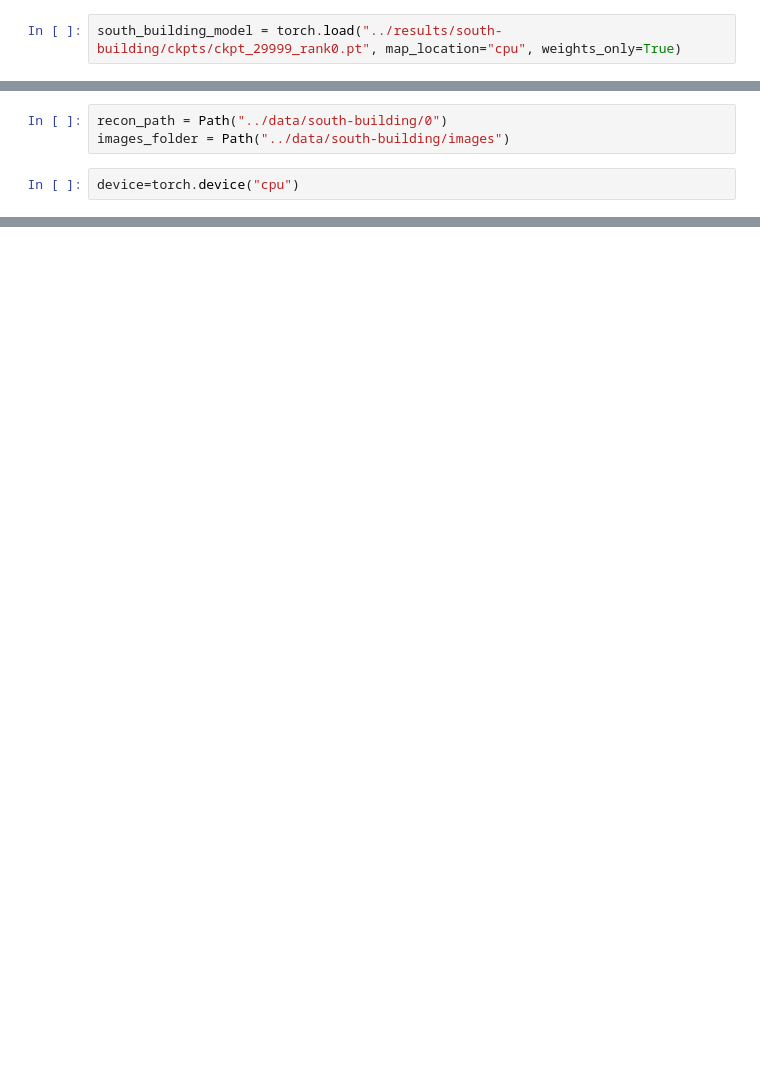
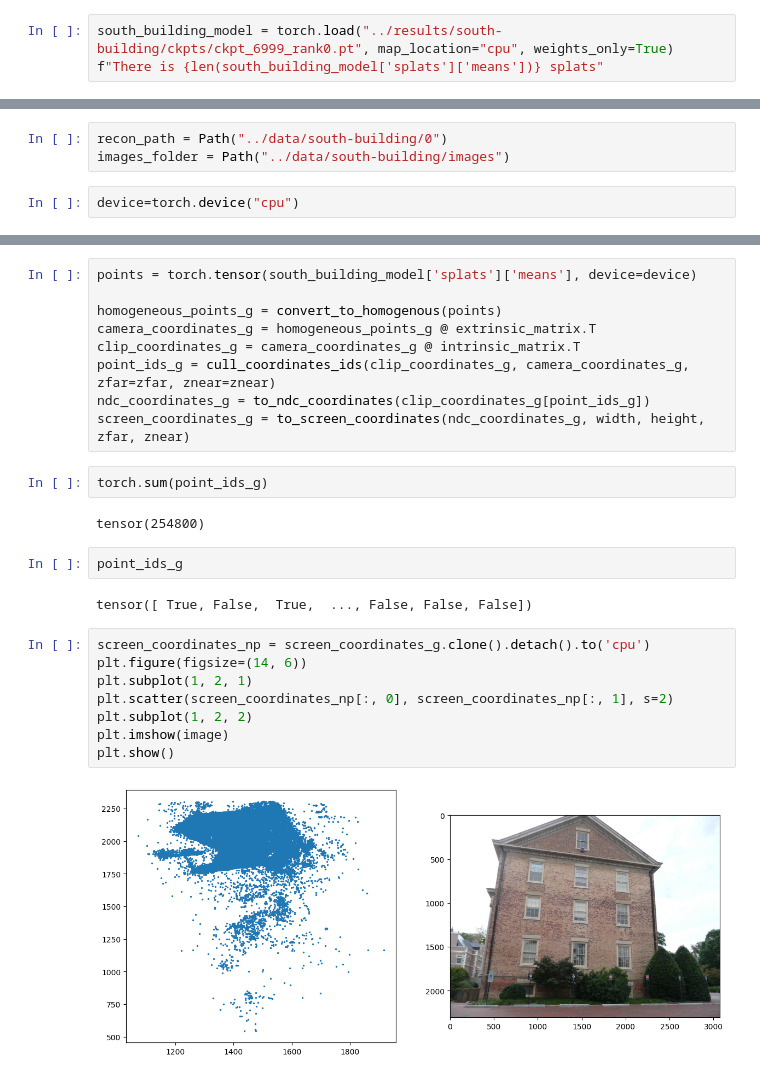
Before and after one commit to farqlia/urban-3d-reconstruction, a Jupyter notebook: notebooks/Spherical Harmonics.ipynb, the cells around one changed output, grey strips where cells are left out. Saved outputs shown, nothing was run; the diff lists cells and outputs as text; blank space fills up the shorter version.

```diff
--- a/notebooks/Spherical Harmonics.ipynb
+++ b/notebooks/Spherical Harmonics.ipynb
@@ -14,2 +11,3 @@ Jupyter environment detected. Enabling Open3D WebVisualizer.
 # %%
-south_building_model = torch.load("../results/south-building/ckpts/ckpt_29999_rank0.pt", map_location="cpu", weights_only=True)
+south_building_model = torch.load("../results/south-building/ckpts/ckpt_6999_rank0.pt", map_location="cpu", weights_only=True)
+f"There is {len(south_building_model['splats']['means'])} splats"
@@ -51,0 +78,27 @@ TypeError: unsupported operand type(s) for @: 'numpy.ndarray' and 'Tensor'
+# %%
+points = torch.tensor(south_building_model['splats']['means'], device=device)
+
+homogeneous_points_g = convert_to_homogenous(points)
+camera_coordinates_g = homogeneous_points_g @ extrinsic_matrix.T
+clip_coordinates_g = camera_coordinates_g @ intrinsic_matrix.T
+point_ids_g = cull_coordinates_ids(clip_coordinates_g, camera_coordinates_g, zfar=zfar, znear=znear)
+ndc_coordinates_g = to_ndc_coordinates(clip_coordinates_g[point_ids_g])
+screen_coordinates_g = to_screen_coordinates(ndc_coordinates_g, width, height, zfar, znear)
+# %%
+torch.sum(point_ids_g)
+# %% [output]
+tensor(254800)
+# %%
+point_ids_g
+# %% [output]
+tensor([ True, False,  True,  ..., False, False, False])
+# %%
+screen_coordinates_np = screen_coordinates_g.clone().detach().to('cpu')
+plt.figure(figsize=(14, 6))
+plt.subplot(1, 2, 1)
+plt.scatter(screen_coordinates_np[:, 0], screen_coordinates_np[:, 1], s=2)
+plt.subplot(1, 2, 2)
+plt.imshow(image)
+plt.show()
+# %% [output]
+[figure, added]
```
Also changed, not shown: parts of 10 cells of this notebook, 4 other files.
